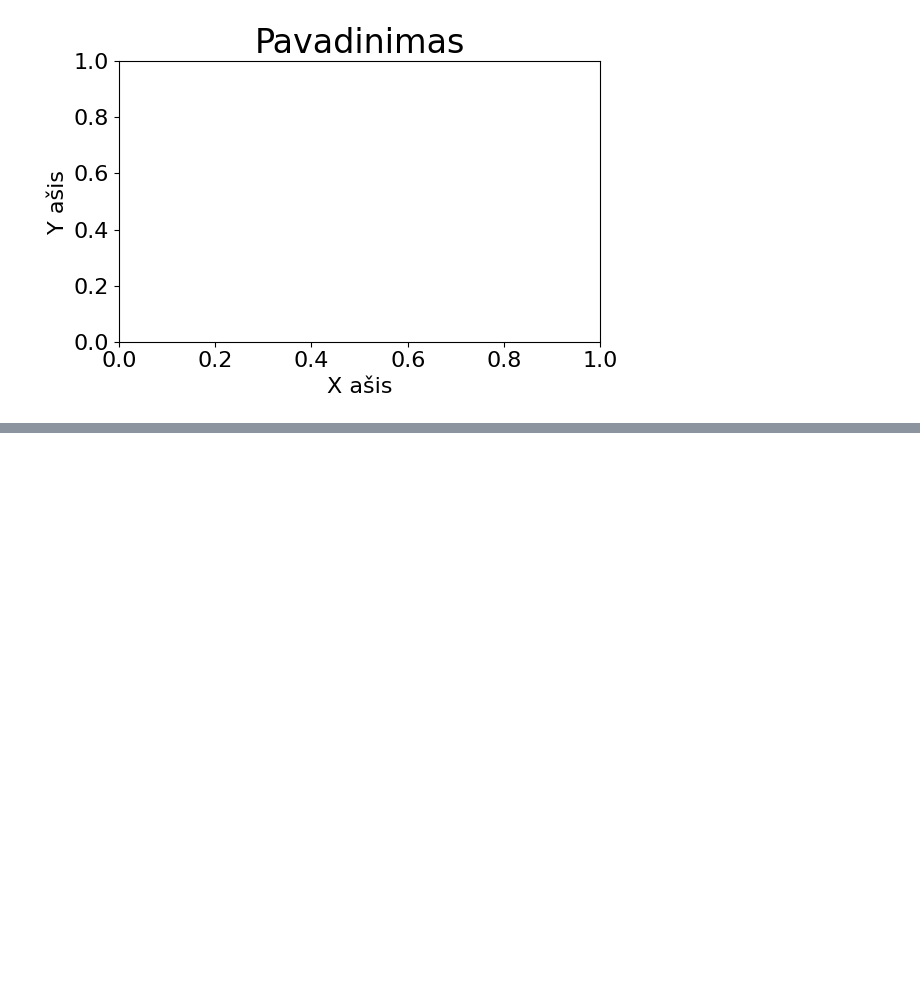
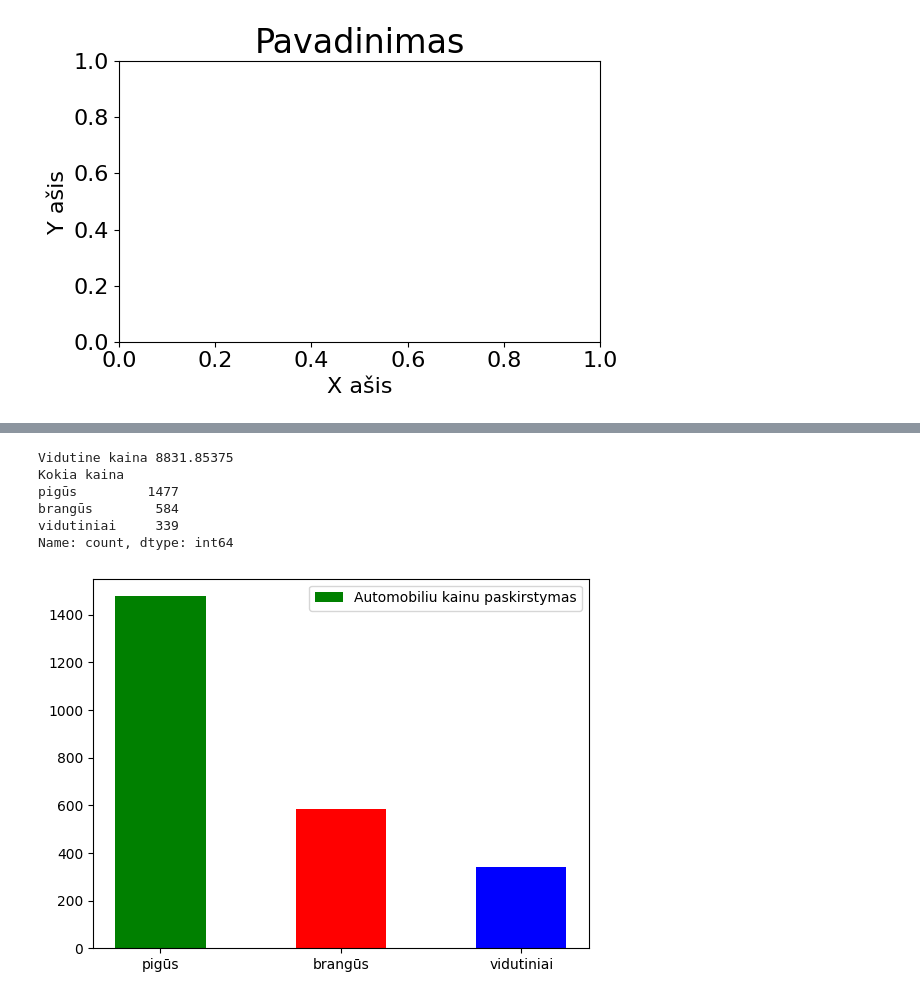
Before and after one commit to EmveeLT/JupyterNotebooks, a Jupyter notebook: Pandas2.ipynb, the cells around one changed output, grey strips where cells are left out. Cells and saved outputs as stored; diff of their text form; code cells hidden in the pictures; blank space fills up the shorter version.

```diff
--- a/Pandas2.ipynb
+++ b/Pandas2.ipynb
@@ -547,0 +761,67 @@ plt.show()
+# %%
+#AUTO.CSV failas:
+#Raskite vidutinę kainą, ridą visiems automobiliams bei atskirai šiems: BMW, Audi, Toyota, Vokswagen, Ford.
+#Suskirstykite automobilius pagal santykį su vidutine kaina:
+# < 0.75 avg - pigūs
+# 0.75 iki 1.15 avg - vidutiniai,
+# > 1.15 avg - brangūs
+# Kiek kiekvienoje grupėje buvo tokių auto?
+#tai vizualizuokite su bar
+
+
+autoplius= pd.read_csv("auto.csv", sep= "|")
+
+autopliusSmaller = autoplius [["rida" , "gamintojas" , "price"]] #susikuriam mazesne lentele
+def Floatinisreikalas_kainai(konvertuojam):
+    konvertacijakainos = float(konvertuojam.replace(" ",""))
+    return konvertacijakainos
+
+autopliusSmaller["Kaina"] = autopliusSmaller["price"].apply(Floatinisreikalas_kainai)
+autopliusSmaller.head(5)
+
+vidutine_kaina = autopliusSmaller['Kaina'].mean()
+print("Vidutine kaina" , vidutine_kaina)
+
+def Floatinisreikalas_ridai(konvertuojam):
+    if "nenur" in konvertuojam.lower():
+        return 0
+    else:
+        konvertacijaridos = float(konvertuojam.replace(" ","")[:-2])
+        return konvertacijaridos
+
+autopliusSmaller["Rida"] = autopliusSmaller["rida"].apply(Floatinisreikalas_ridai)
+autopliusSmaller.head(5)
+
+def Kainuskirstymas(money):
+    pavadinam = ""
+    if money <=0.75*vidutine_kaina:
+        pavadinam = "pigūs"                                     # cia pakeiciam pavadinam reiksme, suteikiam nauja
+    elif money >=1.15*vidutine_kaina:
+        pavadinam = "brangūs"
+    else:
+        pavadinam = "vidutiniai"
+    return pavadinam
+
+autopliusSmaller["Kokia kaina"] = autopliusSmaller["Kaina"].apply(Kainuskirstymas)
+
+suskirstymas_pagal_kainas = autopliusSmaller["Kokia kaina"].value_counts()
+print(suskirstymas_pagal_kainas)
+
+
+a = suskirstymas_pagal_kainas.index
+b =suskirstymas_pagal_kainas.values
+color_list = ["green", "red", "blue"]
+fig, ax = plt.subplots()
+
+ax.bar(a, b ,color= color_list, width = 0.5 ,label = "Automobiliu kainu paskirstymas")
+ax.set_xticks(a)
+ax.legend(loc='best')
+plt.show()
+# %% [output]
+Vidutine kaina 8831.85375
+Kokia kaina
+pigūs         1477
+brangūs        584
+vidutiniai     339
+Name: count, dtype: int64
+[figure, added]
```
Also changed, not shown: parts of 15 cells of this notebook, 2 other files.
